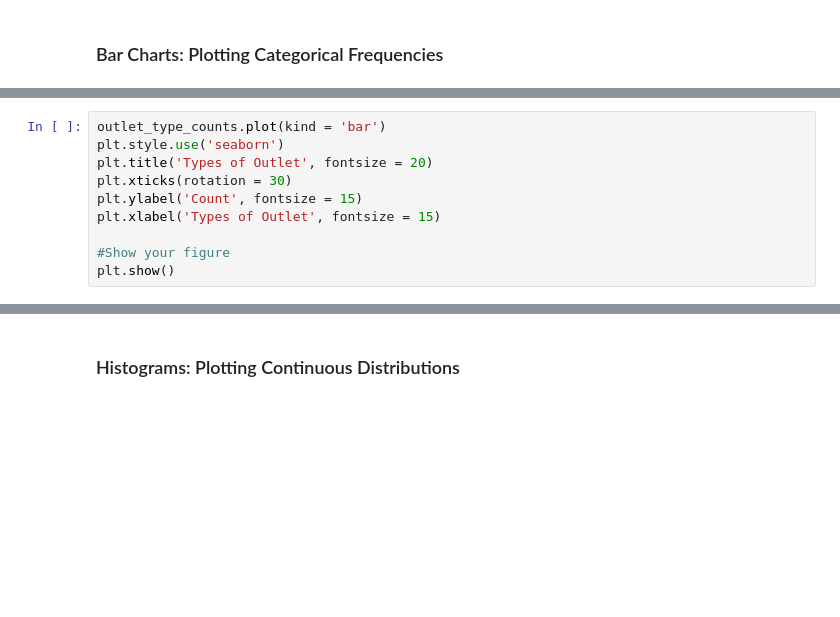
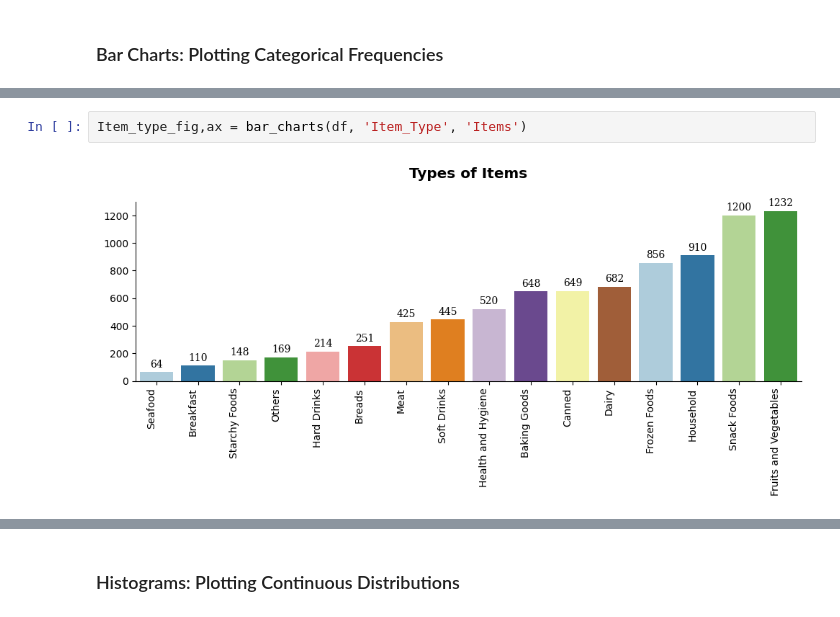
Before and after one commit to QianFu520/Food-Sales-Predictions, a Jupyter notebook: Part 2-Visualizations for Exploratory Data Analysis (EDA).ipynb, the cells around one changed output, grey strips where cells are left out. Drawn from its saved outputs; the diff is of its cells as text; blank space fills up the shorter version.

```diff
--- a/Part 2-Visualizations for Exploratory Data Analysis (EDA).ipynb
+++ b/Part 2-Visualizations for Exploratory Data Analysis (EDA).ipynb
@@ -198,10 +104,0 @@ Name: Outlet_Type, dtype: int64
-# %%
-outlet_type_counts.plot(kind = 'bar')
-plt.style.use('seaborn')
-plt.title('Types of Outlet', fontsize = 20)
-plt.xticks(rotation = 30)
-plt.ylabel('Count', fontsize = 15)
-plt.xlabel('Types of Outlet', fontsize = 15)
-
-#Show your figure
-plt.show()
@@ -209,0 +152,4 @@ plt.show()
+# %%
+Item_type_fig,ax = bar_charts(df, 'Item_Type', 'Items')
+# %% [output]
+[figure, added]
```
Also changed, not shown: parts of 33 cells of this notebook.
